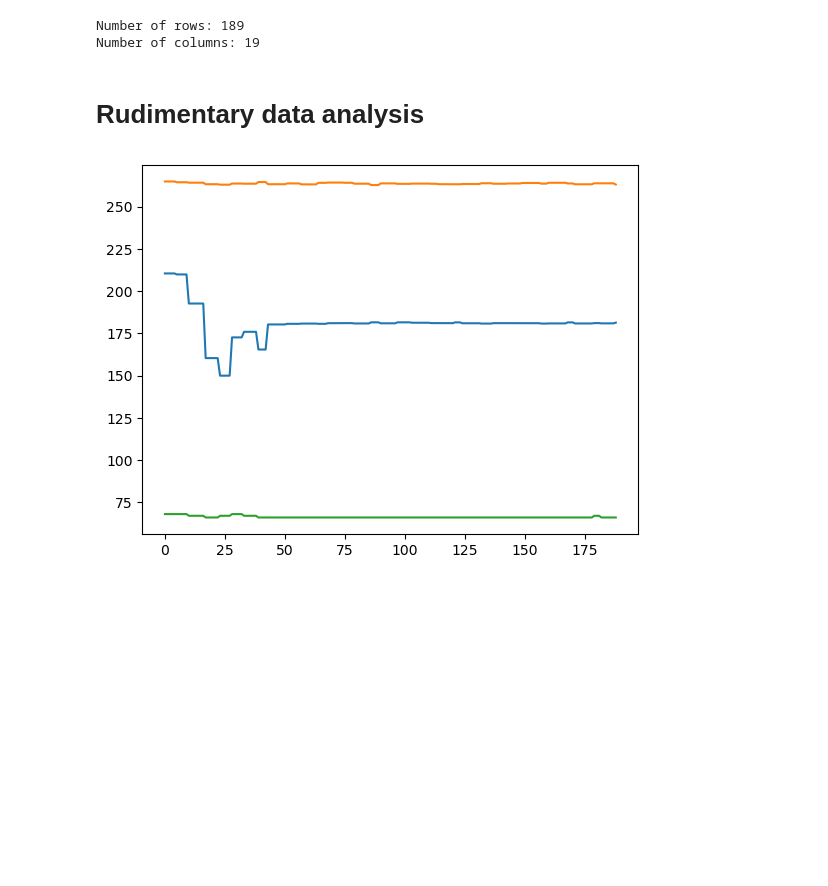
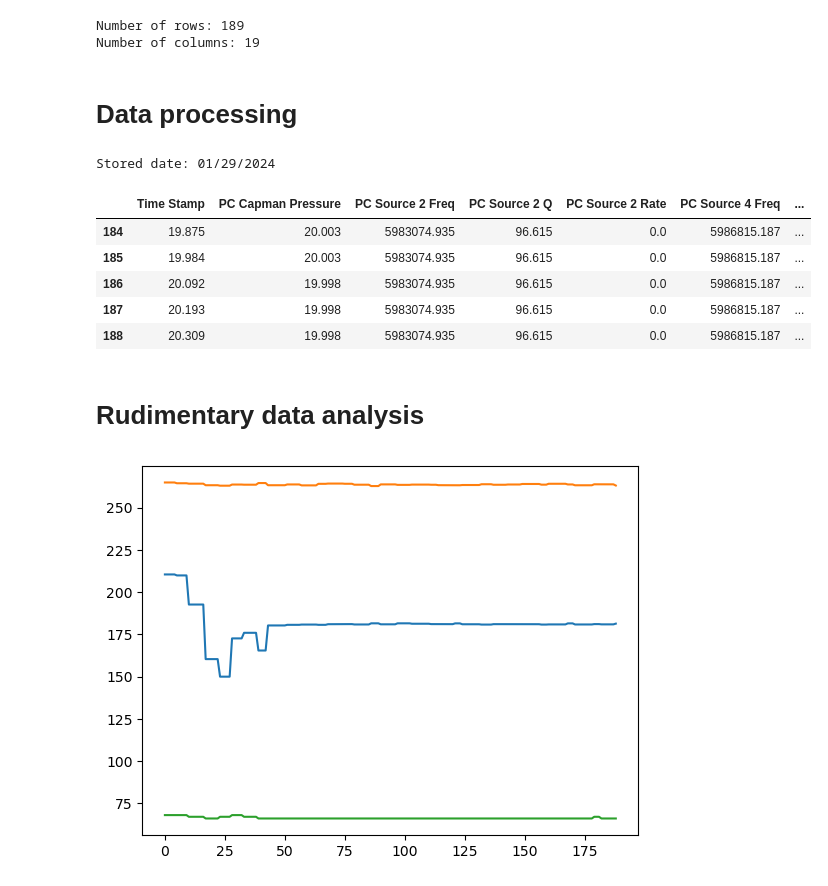
Before and after one commit to emiresenov/Masters-Thesis, a Jupyter notebook: database_setup/Exploratory_analysis.ipynb, the cells around one changed output. Cells and saved outputs as stored; diff of their text form; code cells hidden in the pictures; blank space fills up the shorter version.

Commit message:
Add data processing to expl

```diff
--- a/database_setup/Exploratory_analysis.ipynb
+++ b/database_setup/Exploratory_analysis.ipynb
@@ -63,6 +32,28 @@ print(f'Number of columns: {cols}')
 # %% [output]
 Number of rows: 189
 Number of columns: 19
+# %% [markdown]
+# Data processing
+# %%
+# Save date
+date = df['Time Stamp'].iloc[0].date().strftime('%m/%d/%Y')
+print(f'Stored date: {date}')
+
+# Convert datetime to seconds starting from zero
+df['Time Stamp'] = (df['Time Stamp'] - df['Time Stamp'].iloc[0]).dt.total_seconds()
+
+# Round values to three decimals
+df = df.round(3)
+
+df.tail()
+# %% [output]
+Stored date: 01/29/2024
+|  | Time Stamp | PC Capman Pressure | PC Source 2 Freq | PC Source 2 Q | PC Source 2 Rate | PC Source 4 Freq | ... |
+| 184 | 19.875 | 20.003 | 5983074.935 | 96.615 | 0.0 | 5986815.187 | ... |
+| 185 | 19.984 | 20.003 | 5983074.935 | 96.615 | 0.0 | 5986815.187 | ... |
+| 186 | 20.092 | 19.998 | 5983074.935 | 96.615 | 0.0 | 5986815.187 | ... |
+| 187 | 20.193 | 19.998 | 5983074.935 | 96.615 | 0.0 | 5986815.187 | ... |
+| 188 | 20.309 | 19.998 | 5983074.935 | 96.615 | 0.0 | 5986815.187 | ... |
 # %% [markdown]
 # Rudimentary data analysis
 # %%
```
Also changed, not shown: parts of 6 cells of this notebook, 3 other files.
